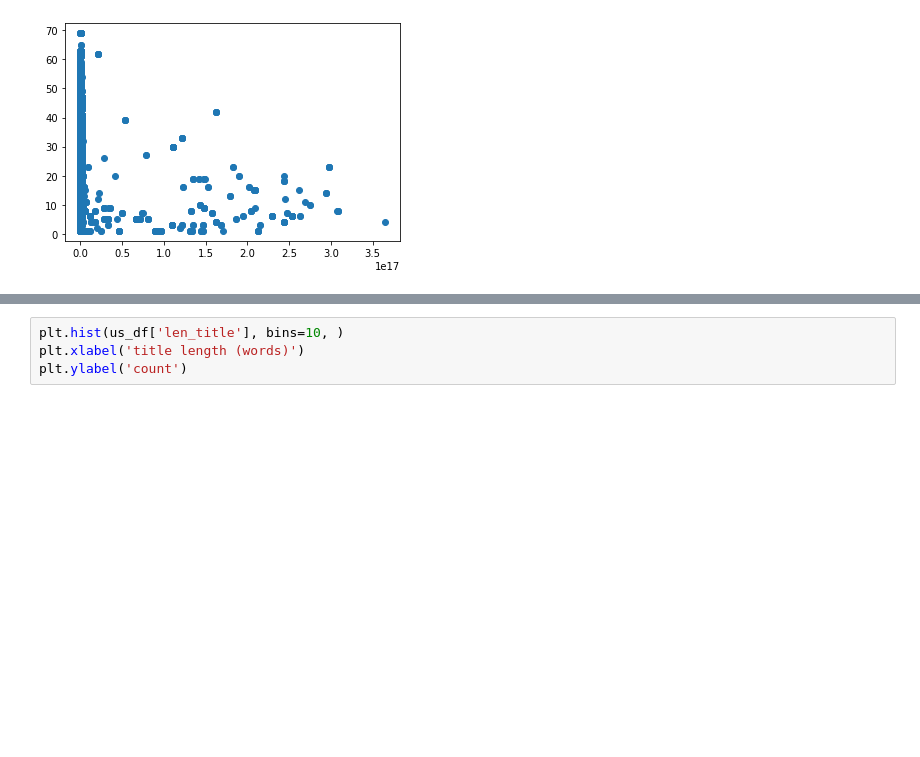
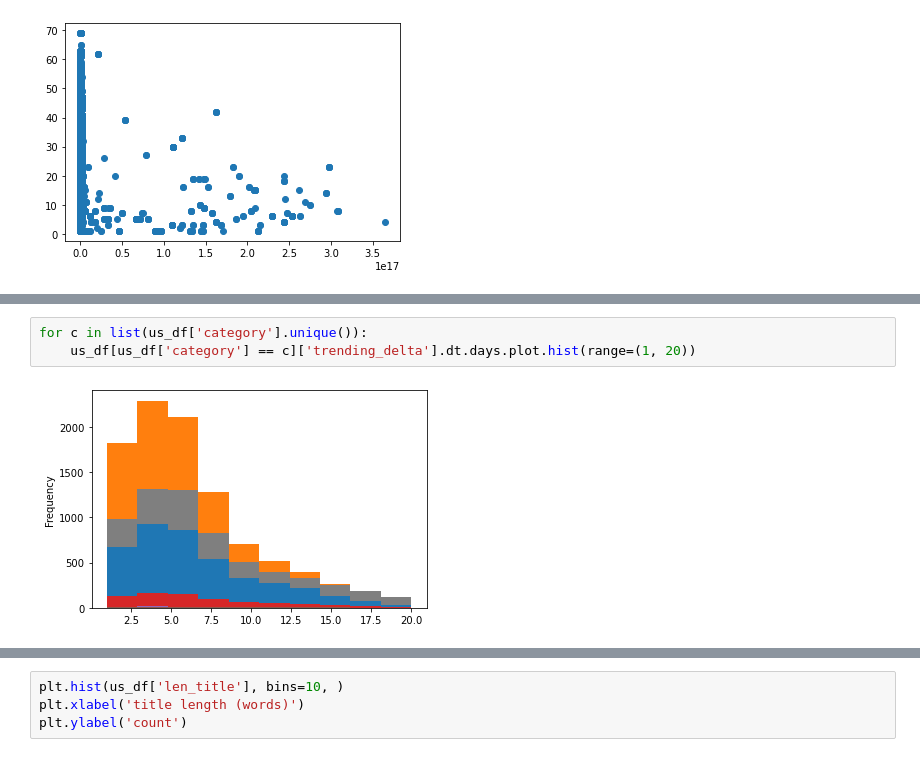
Before and after one commit to danielosetiawan/YouTube-EDA, a Jupyter notebook: youtube ipynb.ipynb, the cells around one changed output, grey strips where cells are left out. Drawn from its saved outputs; the diff is of its cells as text; blank space fills up the shorter version.

```diff
--- a/youtube ipynb.ipynb
+++ b/youtube ipynb.ipynb
@@ -93,0 +94,5 @@ plt.title('')
+# %%
+for c in list(us_df['category'].unique()):
+    us_df[us_df['category'] == c]['trending_delta'].dt.days.plot.hist(range=(1, 20))
+# %% [output]
+[figure, added]
```
Also changed, not shown: parts of 2 cells of this notebook.
